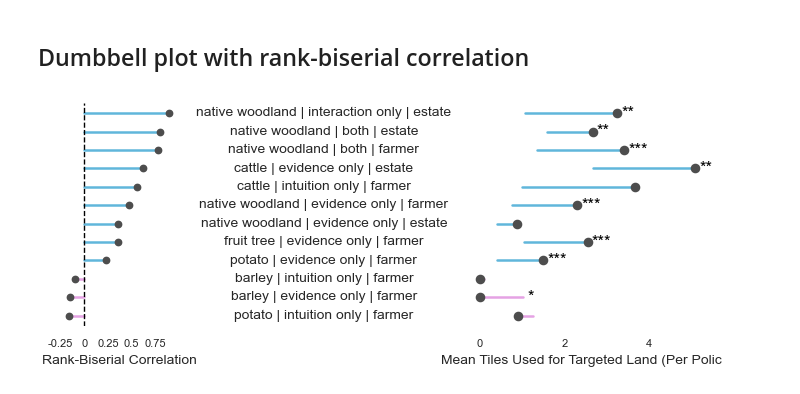
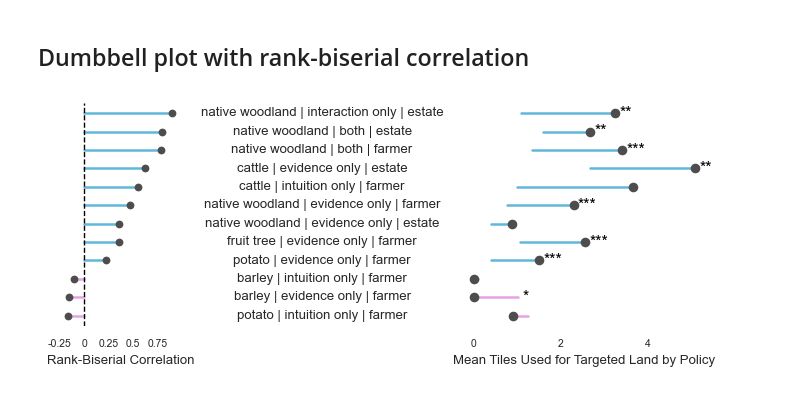
Before and after one commit to giava90/games-and-policy-effectivness, a Jupyter notebook: key_stats_and_rank_correlation_analysis.ipynb, the cells around one changed output. Drawn from its saved outputs; the diff is of its cells as text; code cells hidden in the pictures.

Commit message:
increasing fontsize for readability again

```diff
--- a/key_stats_and_rank_correlation_analysis.ipynb
+++ b/key_stats_and_rank_correlation_analysis.ipynb
@@ -458,7 +458,7 @@ dumbbell_df["label"] = (
     dumbbell_df["target_group"])
 
 # CONFIGURATION
-label_fontsize = 10
+label_fontsize = 9.5
 dot_size = 35
 lw_stick = 1.8
 size_multipier = 0.5
@@ -510,31 +510,31 @@ for i, row in dumbbell_df.iterrows():
     ax1.scatter(row["mean_after"], y, s=dot_size, color=after_dot_color, zorder=3)
 
     if row["p_value"] < 0.05:
         ax1.text(row["max"] + 0.1, y, row["significance"],
                  va='center', ha='left', fontsize=label_fontsize+2, color='black')
 
 ax1.set_xlabel("Mean Tiles Used for Targeted Land by Policy", fontsize=label_fontsize)
 ax1.set_xticks(ticks=[0,2,4], labels=[0,2,4], fontsize=label_fontsize-2)
 sns.despine(ax=ax1, right=True, left=True, bottom=True)
 
 # ---- Lollipop Plot ----
 # Map correlation to y positions from dumbbell_df ordering
 for i, row in dumbbell_df.iterrows():
     ax2.plot([0, -row["rank_biserial_corr"]], [i, i], color=neg_change if row["rank_biserial_corr"]>0 else pos_change, lw=lw_stick)
     ax2.scatter(-row["rank_biserial_corr"], i, s=dot_size*0.6, color=point_color, zorder=3)
 
 ax2.axvline(0, color="black", linestyle="--", lw=1)
 ax2.set_xlabel("Rank-Biserial Correlation", fontsize=label_fontsize)
 ax2.set_yticks(range(len(dumbbell_df)))
 ax2.set_yticklabels([])
 ax2.set_xlim(-0.25, 1)
 ax2.set_xticks(ticks=[-0.25,0,0.25,0.50, 0.75], labels=[-0.25,0,0.25,0.50, 0.75], fontsize=label_fontsize-2)
 
 
 sns.despine(ax=ax2, left=True, bottom=True)
 
 plt.tight_layout()
 plt.savefig("dumbbell_lollipop_side_by_side.png", format='png', dpi=500)
 plt.show()
 # %% [output]
-[figure, old version]
+[figure, new version]
```
